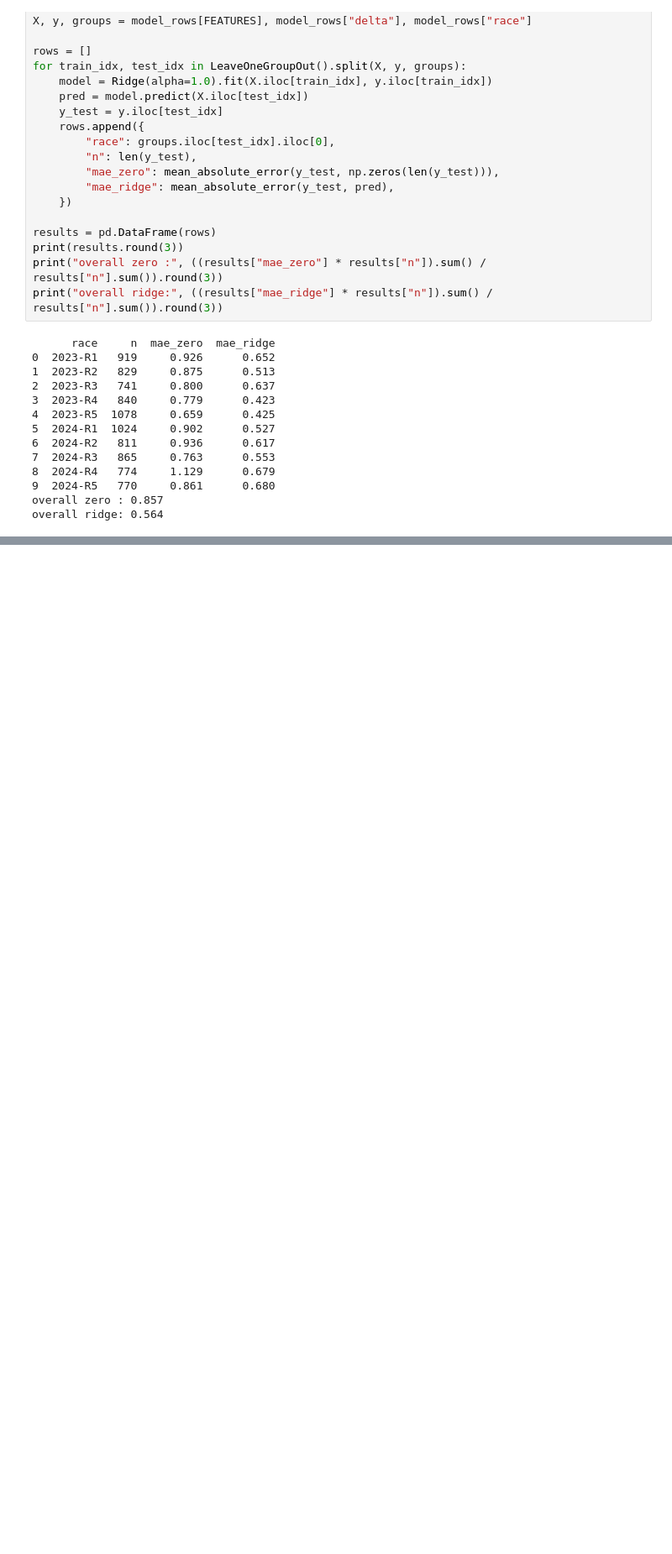
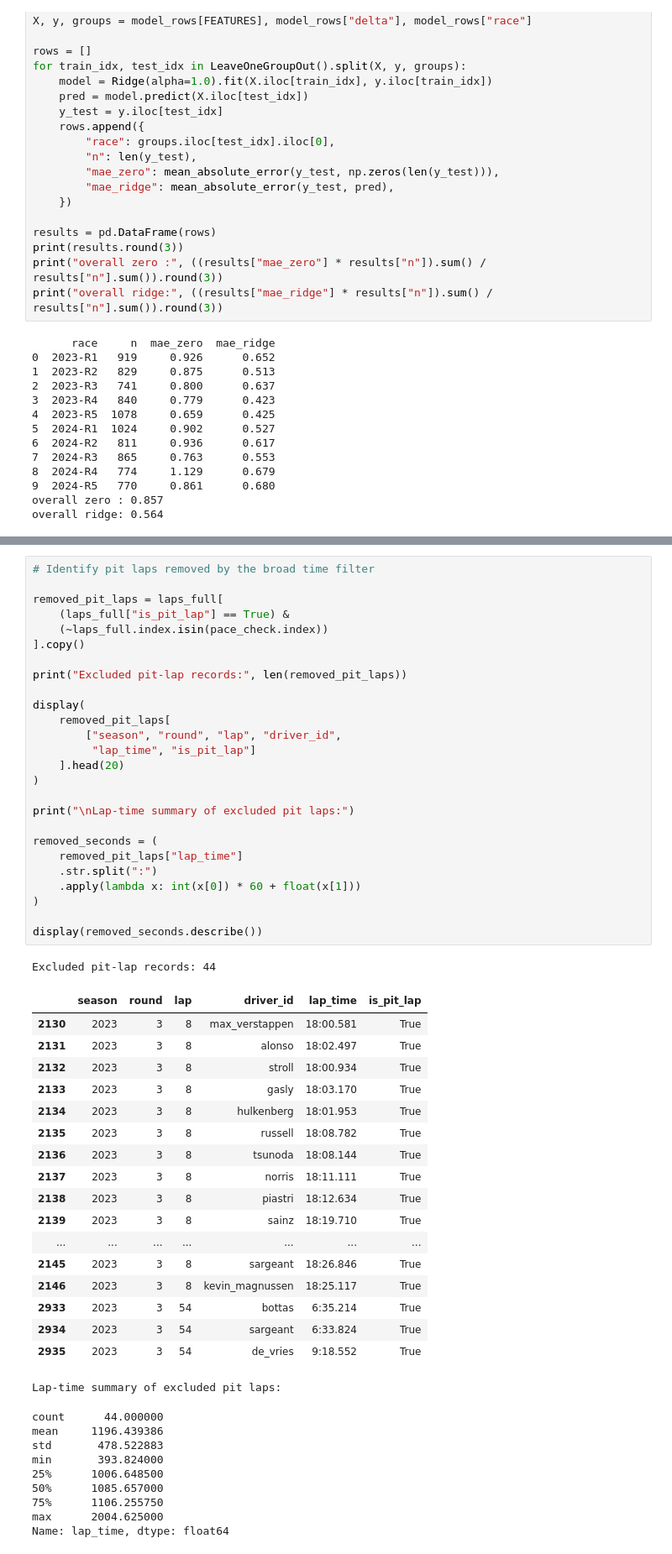
Before and after one commit to ajmanipriyancy/f1-race-strategy, a Jupyter notebook: notebooks/03_cleaning_and_target.ipynb, the cells around one changed output, grey strips where cells are left out. Shown at 84% size. Cells and saved outputs as stored; diff of their text form; blank space fills up the shorter version.

```diff
--- a/notebooks/03_cleaning_and_target.ipynb
+++ b/notebooks/03_cleaning_and_target.ipynb
@@ -276,0 +330,55 @@ overall ridge: 0.564
+# %%
+# Identify pit laps removed by the broad time filter
+
+removed_pit_laps = laps_full[
+    (laps_full["is_pit_lap"] == True) &
+    (~laps_full.index.isin(pace_check.index))
+].copy()
+
+print("Excluded pit-lap records:", len(removed_pit_laps))
+
+display(
+    removed_pit_laps[
+        ["season", "round", "lap", "driver_id",
+         "lap_time", "is_pit_lap"]
+    ].head(20)
+)
+
+print("\nLap-time summary of excluded pit laps:")
+
+removed_seconds = (
+    removed_pit_laps["lap_time"]
+    .str.split(":")
+    .apply(lambda x: int(x[0]) * 60 + float(x[1]))
+)
+
+display(removed_seconds.describe())
+# %% [output]
+Excluded pit-lap records: 44
+|  | season | round | lap | driver_id | lap_time | is_pit_lap |
+| 2130 | 2023 | 3 | 8 | max_verstappen | 18:00.581 | True |
+| 2131 | 2023 | 3 | 8 | alonso | 18:02.497 | True |
+| 2132 | 2023 | 3 | 8 | stroll | 18:00.934 | True |
+| 2133 | 2023 | 3 | 8 | gasly | 18:03.170 | True |
+| 2134 | 2023 | 3 | 8 | hulkenberg | 18:01.953 | True |
+| 2135 | 2023 | 3 | 8 | russell | 18:08.782 | True |
+| 2136 | 2023 | 3 | 8 | tsunoda | 18:08.144 | True |
+| 2137 | 2023 | 3 | 8 | norris | 18:11.111 | True |
+| 2138 | 2023 | 3 | 8 | piastri | 18:12.634 | True |
+| 2139 | 2023 | 3 | 8 | sainz | 18:19.710 | True |
+| ... | ... | ... | ... | ... | ... | ... |
+| 2145 | 2023 | 3 | 8 | sargeant | 18:26.846 | True |
+| 2146 | 2023 | 3 | 8 | kevin_magnussen | 18:25.117 | True |
+| 2933 | 2023 | 3 | 54 | bottas | 6:35.214 | True |
+| 2934 | 2023 | 3 | 54 | sargeant | 6:33.824 | True |
+| 2935 | 2023 | 3 | 54 | de_vries | 9:18.552 | True |
+Lap-time summary of excluded pit laps:
+count      44.000000
+mean     1196.439386
+std       478.522883
+min       393.824000
+25%      1006.648500
+50%      1085.657000
+75%      1106.255750
+max      2004.625000
+Name: lap_time, dtype: float64
```
Also changed, not shown: parts of 17 cells of this notebook, 1 other file.
